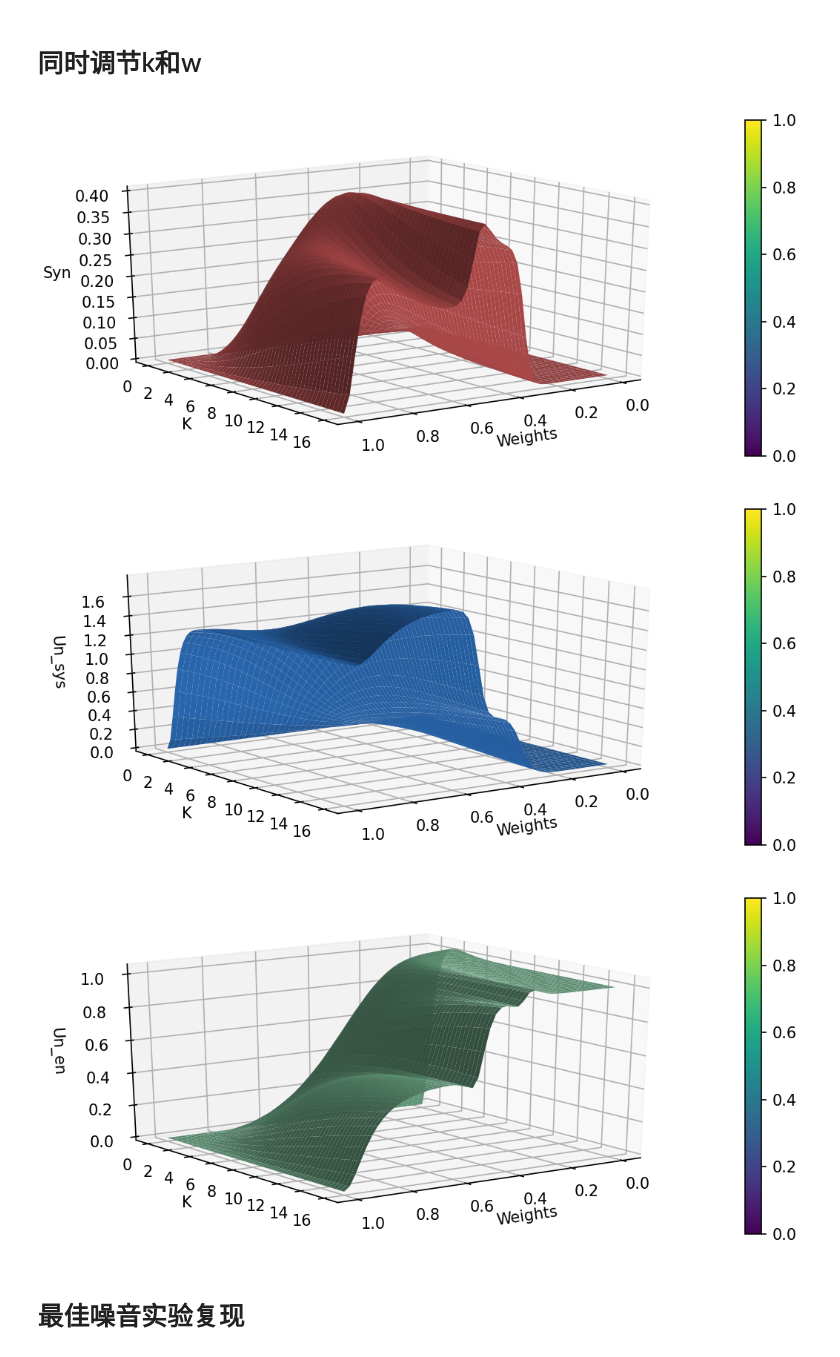
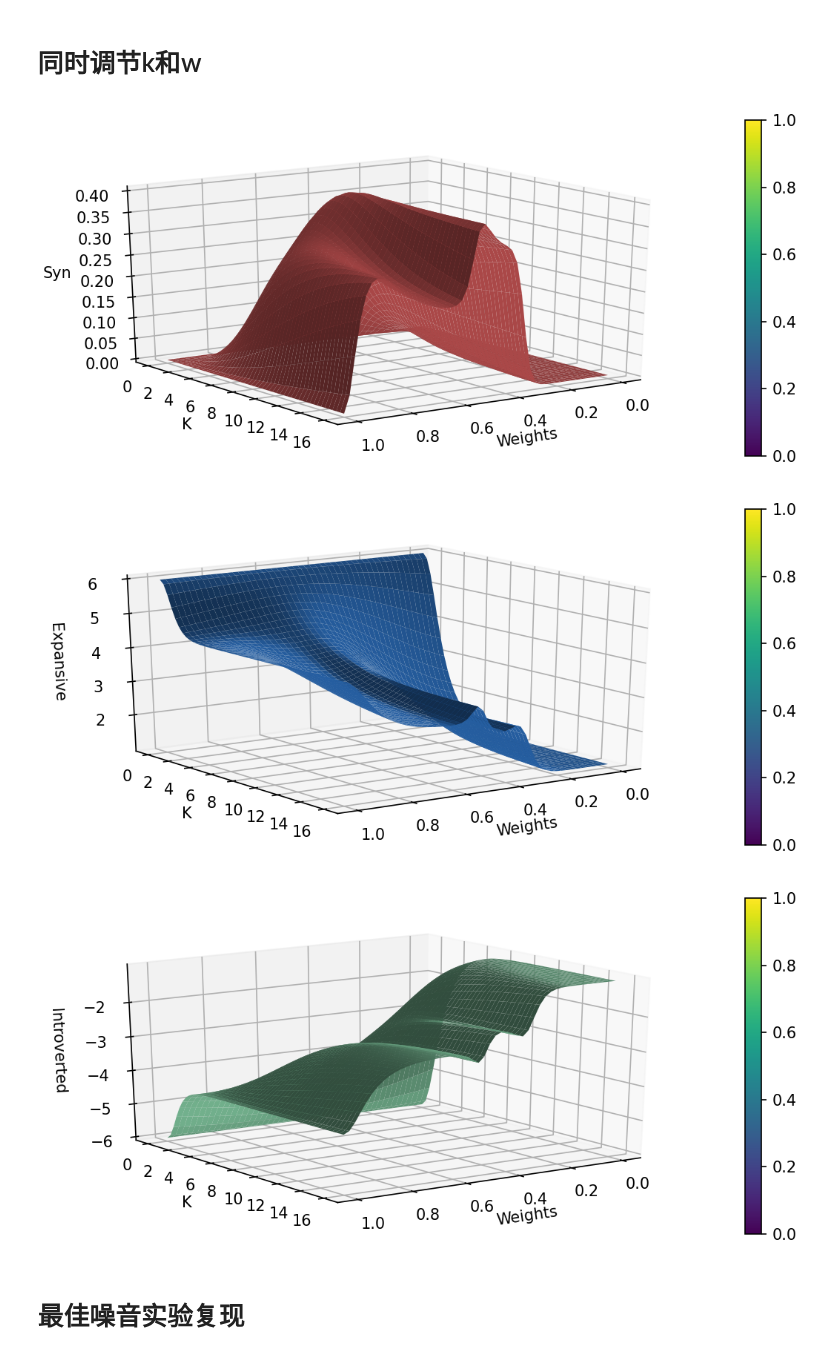
Before and after one commit to Lyn1216/Local-EI-project, a Jupyter notebook: exp/bool_network/grn/iit_tpm.ipynb, the cells around one changed output. Saved outputs shown, nothing was run; the diff lists cells and outputs as text; code cells hidden in the pictures.

```diff
--- a/exp/bool_network/grn/iit_tpm.ipynb
+++ b/exp/bool_network/grn/iit_tpm.ipynb
@@ -49,6 +51,8 @@ n = 50
 syn_arr = np.zeros([n, n])
 un_sys_arr = np.zeros([n, n])
 un_en_arr = np.zeros([n, n])
+expand_arr = np.zeros([n, n])
+intro_arr = np.zeros([n, n])
 w_axis = np.linspace(0, 1, n)
 k_axis = np.linspace(0, 16, n)
 for w_id,w in tqdm(enumerate(w_axis)):
@@ -73,40 +77,42 @@ for w_id,w in tqdm(enumerate(w_axis)):
     }
     for k_id,k in enumerate(k_axis):
         tpm, tpm_v = make_tpm(bnet, ww, k=k)
-        un_sys, un_en, syn, tpm_dic = iit_tpm_cal(tpm_v, mech_size=3, en_size=2, dis=False)
+        un_sys, un_en, syn, expansive, introverted, tpm_dic = iit_tpm_cal(tpm_v, mech_size=3, en_size=2, dis=False)
         syn_arr[k_id, w_id] = syn
         un_sys_arr[k_id, w_id] = un_sys
         un_en_arr[k_id, w_id] = un_en
+        expand_arr[k_id, w_id] = expansive
+        intro_arr[k_id, w_id] = introverted
 # %%
 
 import matplotlib.pyplot as plt
 import numpy as np
 
 colors = ["#BB4F4F", '#2A69B3', '#74B38F', '#9B76B2', "#B99523", "#27B5AF", "#1E90FF", "#87CEEB"]
 
 def plot_3d(axis1, axis2, measure, name='', color_index=0):
     # 创建一个新的figure
     fig = plt.figure(figsize=(9.5, 4), dpi=150)
     ax = fig.add_subplot(111, projection='3d')
     data = measure
     X, Y = np.meshgrid(axis1, axis2)
     Z = data
     surf = ax.plot_surface(X, Y, Z, color=colors[color_index])
     fig.colorbar(surf)
     ax.set_xlabel('Weights')
     ax.set_ylabel('K')
     ax.set_zlabel(name)
     ax.view_init(elev=20, azim=55)
     plt.show()
     return
 
 plot_3d(w_axis, k_axis, syn_arr, "Syn", 0)
-plot_3d(w_axis, k_axis, un_sys_arr, "Un_sys", 1)
-plot_3d(w_axis, k_axis, un_en_arr, "Un_en", 2)
+plot_3d(w_axis, k_axis, expand_arr, "Expansive", 1)
+plot_3d(w_axis, k_axis, intro_arr, "Introverted", 2)
 # %% [output]
 [figure]
-[figure, old version]
+[figure, new version]
-[figure, old version]
+[figure, new version]
 # %% [markdown]
 # 最佳噪音实验复现
 # %%
```
Also changed, not shown: parts of 2 cells of this notebook, 15 other files.
